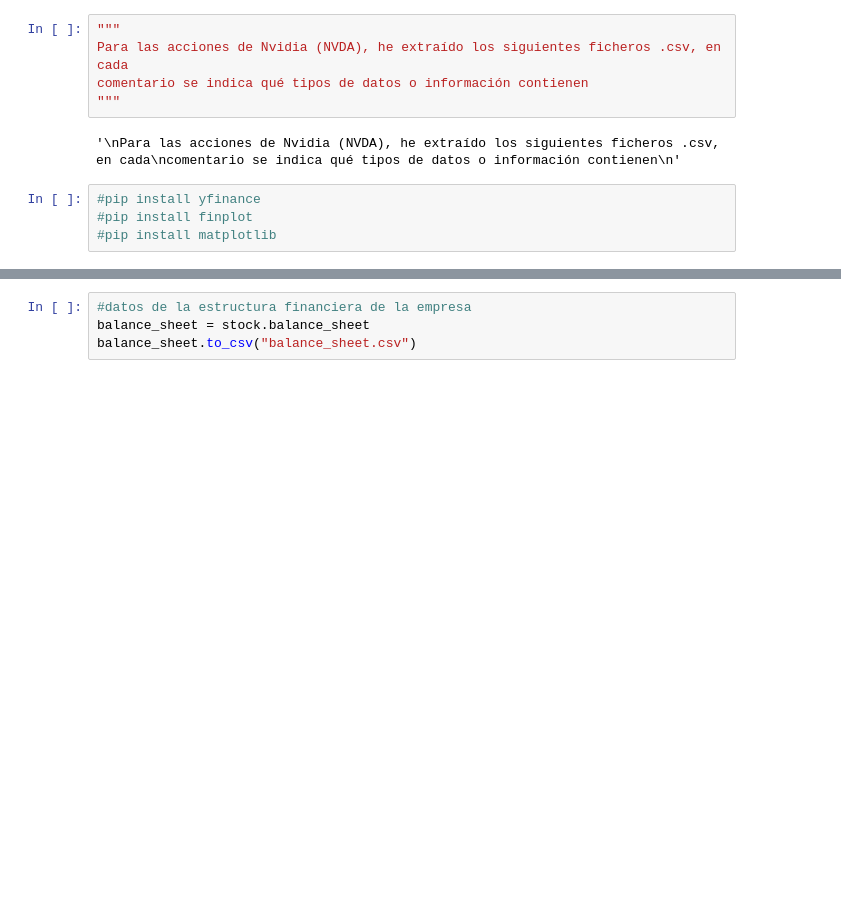
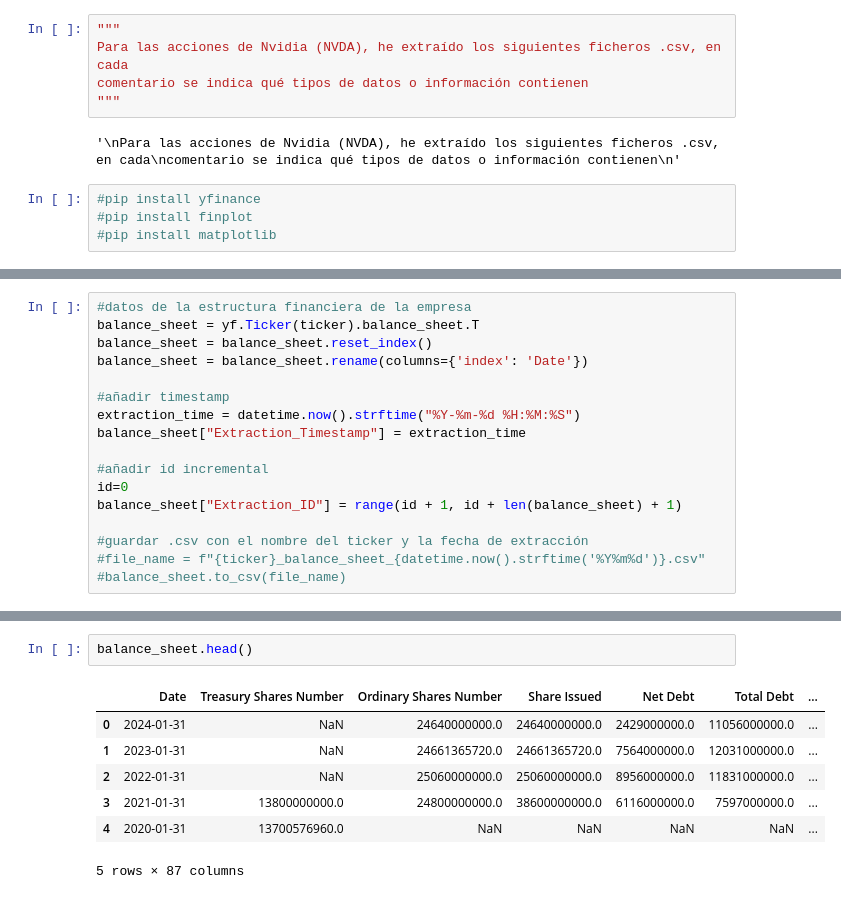
Before and after one commit to rosalia-ce/PFB-Equipo-A, a Jupyter notebook: P_1_2_info_acciones.ipynb, the cells around one changed output, grey strips where cells are left out. Saved outputs shown, nothing was run; the diff lists cells and outputs as text; blank space fills up the shorter version.

```diff
--- a/P_1_2_info_acciones.ipynb
+++ b/P_1_2_info_acciones.ipynb
@@ -53,0 +169,17 @@ splits.to_csv("splits.csv")
+# %%
+#datos de la estructura financiera de la empresa
+balance_sheet = yf.Ticker(ticker).balance_sheet.T
+balance_sheet = balance_sheet.reset_index()
+balance_sheet = balance_sheet.rename(columns={'index': 'Date'})
+
+#añadir timestamp
+extraction_time = datetime.now().strftime("%Y-%m-%d %H:%M:%S")
+balance_sheet["Extraction_Timestamp"] = extraction_time
+
+#añadir id incremental
+id=0
+balance_sheet["Extraction_ID"] = range(id + 1, id + len(balance_sheet) + 1)
+
+#guardar .csv con el nombre del ticker y la fecha de extracción
+#file_name = f"{ticker}_balance_sheet_{datetime.now().strftime('%Y%m%d')}.csv"
+#balance_sheet.to_csv(file_name)
@@ -54,6 +206,12 @@ splits.to_csv("splits.csv")
 # %%
-#datos de la estructura financiera de la empresa
-balance_sheet = stock.balance_sheet
-balance_sheet.to_csv("balance_sheet.csv")
+balance_sheet.head()
+# %% [output]
+|  | Date | Treasury Shares Number | Ordinary Shares Number | Share Issued | Net Debt | Total Debt | ... |
+| 0 | 2024-01-31 | NaN | 24640000000.0 | 24640000000.0 | 2429000000.0 | 11056000000.0 | ... |
+| 1 | 2023-01-31 | NaN | 24661365720.0 | 24661365720.0 | 7564000000.0 | 12031000000.0 | ... |
+| 2 | 2022-01-31 | NaN | 25060000000.0 | 25060000000.0 | 8956000000.0 | 11831000000.0 | ... |
+| 3 | 2021-01-31 | 13800000000.0 | 24800000000.0 | 38600000000.0 | 6116000000.0 | 7597000000.0 | ... |
+| 4 | 2020-01-31 | 13700576960.0 | NaN | NaN | NaN | NaN | ... |
+5 rows × 87 columns
 # %%
 #estado de resultados, para entender la rentabilidad de la empresa a lo largo del tiempo
```
Also changed, not shown: parts of 29 cells of this notebook.
